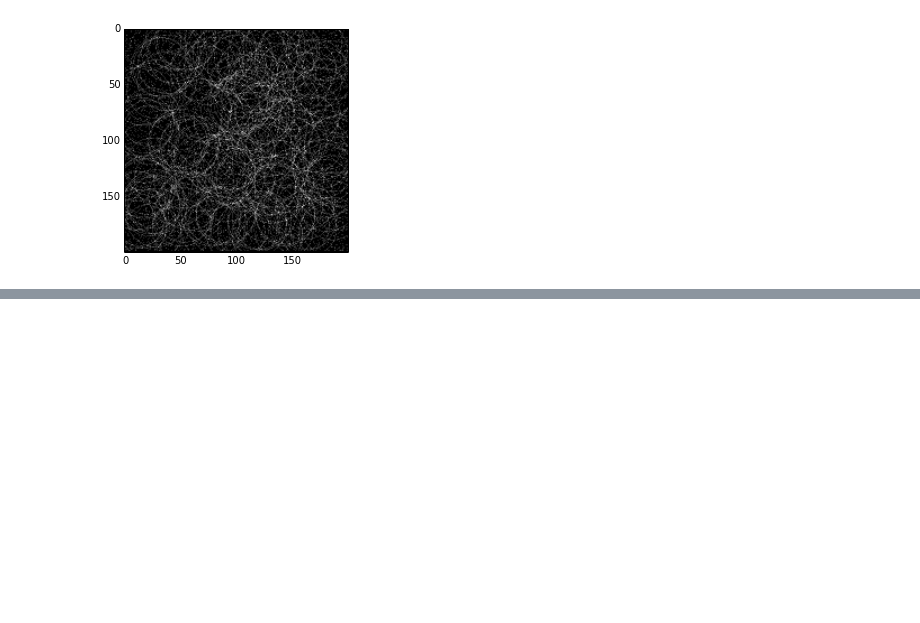
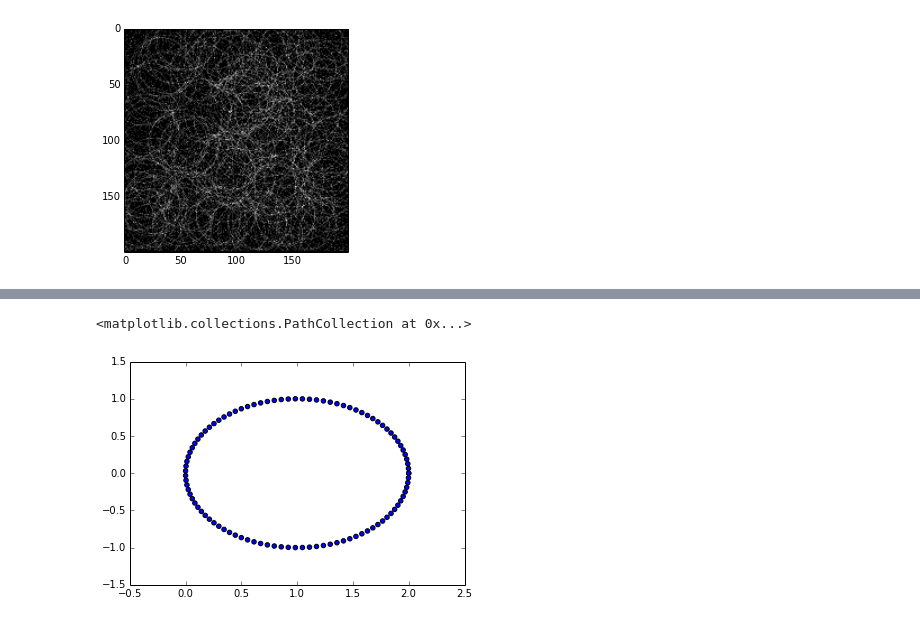
Before and after one commit to rudymmreina/Rivera_Mendez_hw5, a Jupyter notebook: punto_3.ipynb, the cells around one changed output, grey strips where cells are left out. Cells and saved outputs as stored; diff of their text form; code cells hidden in the pictures; blank space fills up the shorter version.

```diff
--- a/punto_3.ipynb
+++ b/punto_3.ipynb
@@ -69,0 +86,8 @@ plot(frecuencias[100])
+# %%
+theta=linspace(0,2*pi,100)
+x=np.cos(theta)
+y=np.sin(theta)
+scatter(x,y)
+# %% [output]
+<matplotlib.collections.PathCollection at 0x...>
+[figure, added]
```
Also changed, not shown: parts of 10 cells of this notebook.
